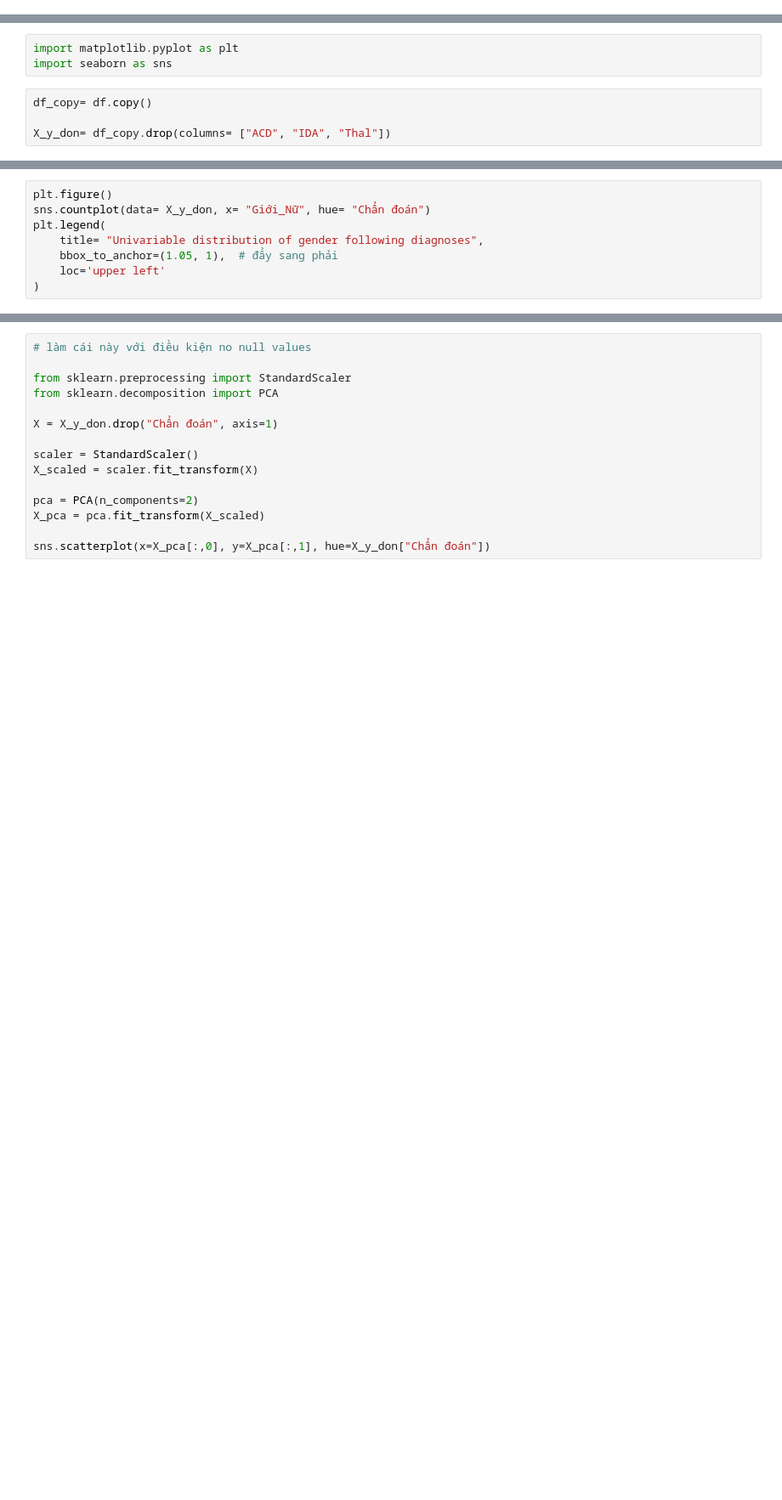
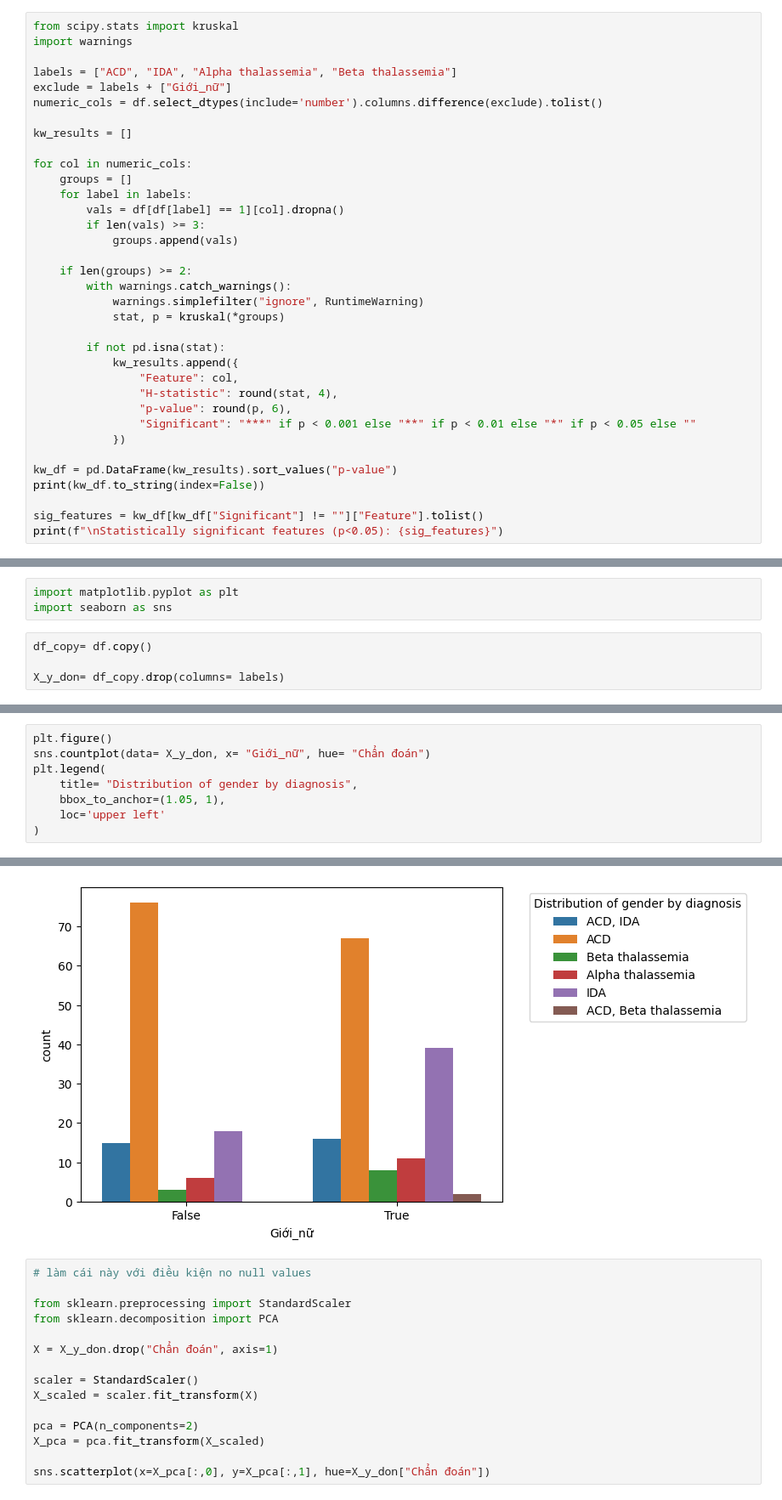
Before and after one commit to hngocngvu/microcytic-reduced, a Jupyter notebook: notebooks/eda.ipynb, the cells around one changed output, grey strips where cells are left out. Shown at 85% size. Drawn from its saved outputs; the diff is of its cells as text; blank space fills up the shorter version.

```diff
--- a/notebooks/eda.ipynb
+++ b/notebooks/eda.ipynb
@@ -37,3 +114,38 @@ df.info()
+# %%
+from scipy.stats import kruskal
+import warnings
+
+labels = ["ACD", "IDA", "Alpha thalassemia", "Beta thalassemia"]
+exclude = labels + ["Giới_nữ"]
+numeric_cols = df.select_dtypes(include='number').columns.difference(exclude).tolist()
+
+kw_results = []
+
+for col in numeric_cols:
+    groups = []
+    for label in labels:
+        vals = df[df[label] == 1][col].dropna()
+        if len(vals) >= 3:
+            groups.append(vals)
+
+    if len(groups) >= 2:
+        with warnings.catch_warnings():
+            warnings.simplefilter("ignore", RuntimeWarning)
+            stat, p = kruskal(*groups)
+
+        if not pd.isna(stat):
+            kw_results.append({
+                "Feature": col,
+                "H-statistic": round(stat, 4),
+                "p-value": round(p, 6),
+                "Significant": "***" if p < 0.001 else "**" if p < 0.01 else "*" if p < 0.05 else ""
+            })
+
+kw_df = pd.DataFrame(kw_results).sort_values("p-value")
+print(kw_df.to_string(index=False))
+
+sig_features = kw_df[kw_df["Significant"] != ""]["Feature"].tolist()
+print(f"\nStatistically significant features (p<0.05): {sig_features}")
 # %% [markdown]
 ### Univariable Distribution
 # %%
@@ -42,7 +154,7 @@ import seaborn as sns
 # %%
 df_copy= df.copy()
 
-X_y_don= df_copy.drop(columns= ["ACD", "IDA", "Thal"])
+X_y_don= df_copy.drop(columns= labels)
 # %%
 null_X = X_y_don.drop(columns= ["Chẩn đoán"])
 null_counts = null_X.isnull().sum()
@@ -81,8 +188,9 @@ plt.ylabel("Samples")
 # %%
 plt.figure()
-sns.countplot(data= X_y_don, x= "Giới_Nữ", hue= "Chẩn đoán")
+sns.countplot(data= X_y_don, x= "Giới_nữ", hue= "Chẩn đoán")
 plt.legend(
-    title= "Univariable distribution of gender following diagnoses",
-    bbox_to_anchor=(1.05, 1),  # đẩy sang phải
+    title= "Distribution of gender by diagnosis",
+    bbox_to_anchor=(1.05, 1),
     loc='upper left'
 )
+# %% [output]
@@ -89,3 +198,4 @@ plt.legend(
+[figure, added]
 # %%
 # làm cái này với điều kiện no null values
 
```
Also changed, not shown: parts of 22 cells of this notebook, 12 other files.
